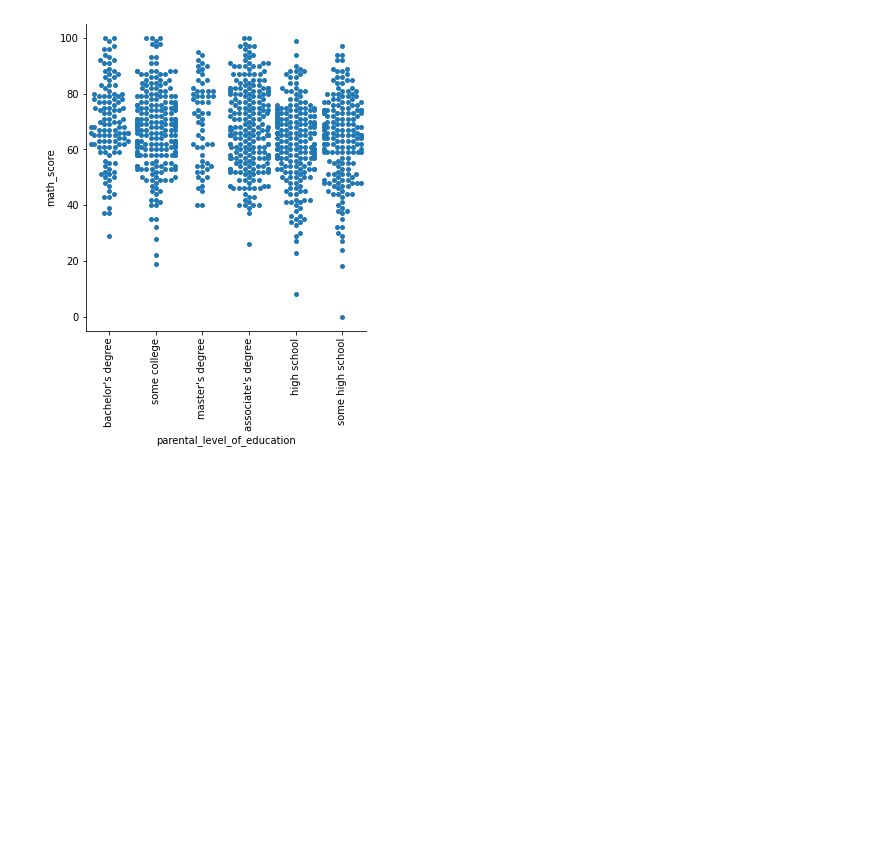
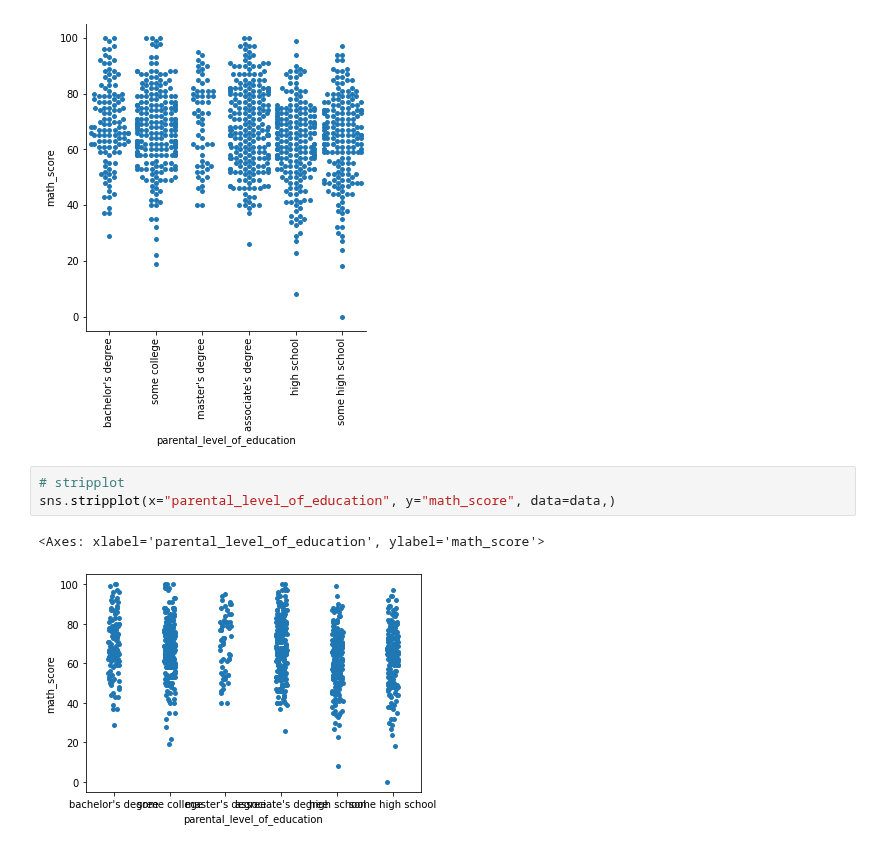
Before and after one commit to AkhilVinayakp/machine_Learning_Algorithms_python, a Jupyter notebook: Data_Analytics/DataViz/datavisualization_basics.ipynb, the cells around one changed output. Cells and saved outputs as stored; diff of their text form; blank space fills up the shorter version.

```diff
--- a/Data_Analytics/DataViz/datavisualization_basics.ipynb
+++ b/Data_Analytics/DataViz/datavisualization_basics.ipynb
@@ -101,3 +101,9 @@ plt.xticks(rotation=90)
 plt.show()
 # %% [output]
 [figure]
+# %%
+# stripplot
+sns.stripplot(x="parental_level_of_education", y="math_score", data=data,)
+# %% [output]
+<Axes: xlabel='parental_level_of_education', ylabel='math_score'>
+[figure, added]
```
Also changed, not shown: parts of 1 cell of this notebook, 36 other files.
